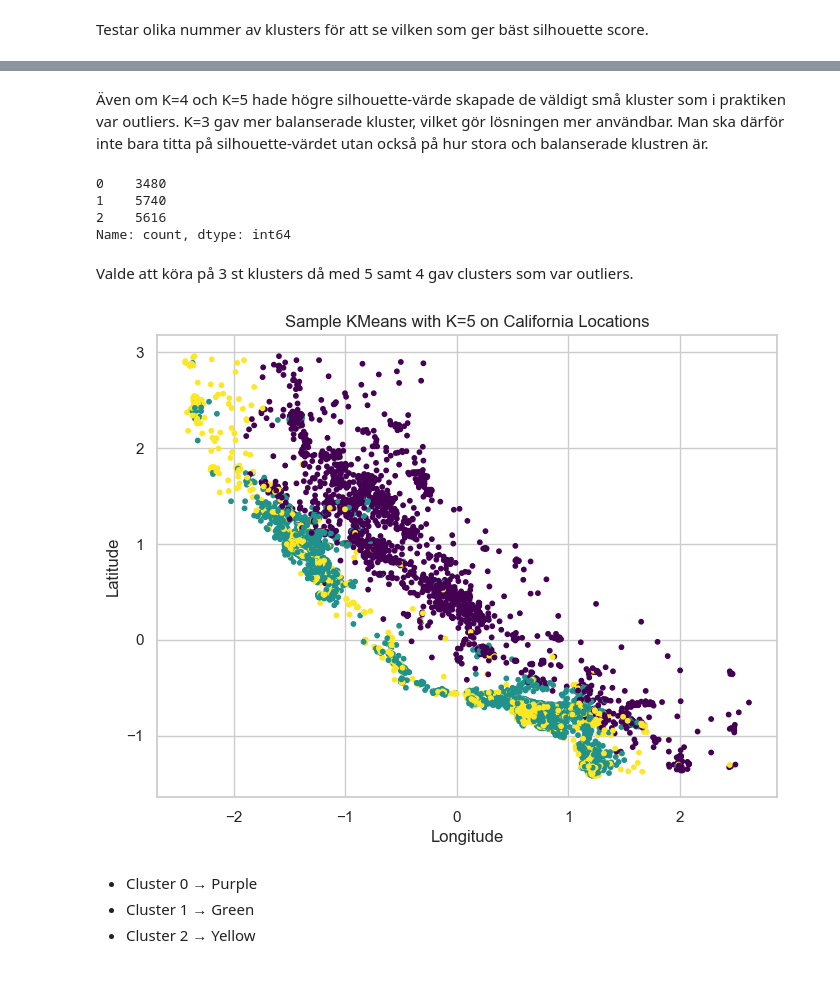
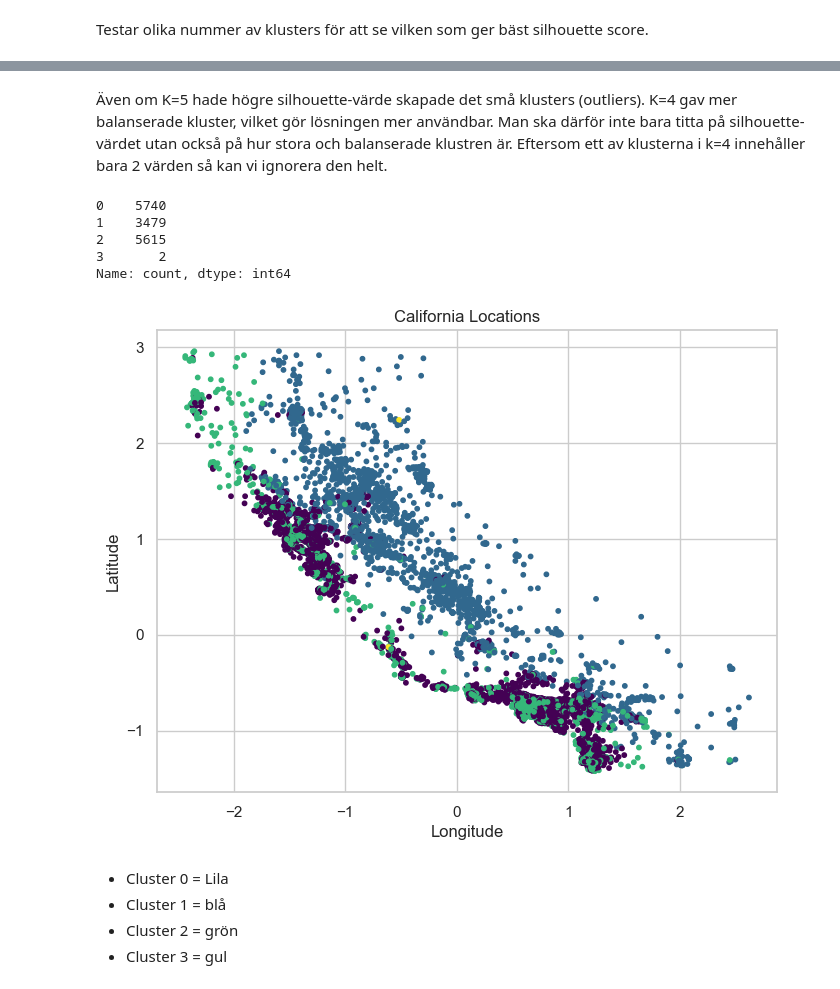
Before and after one commit to jankoshvatan/ML-Housing, a Jupyter notebook: ML_Uppgift1_Simon_Stajduhar.ipynb, the cells around one changed output, grey strips where cells are left out. Cells and saved outputs as stored; diff of their text form; code cells hidden in the pictures.

```diff
--- a/ML_Uppgift1_Simon_Stajduhar.ipynb
+++ b/ML_Uppgift1_Simon_Stajduhar.ipynb
@@ -479,10 +475,10 @@ param_rf ={'model__max_depth': [15],
  'model__n_estimators': [300]}
 
 
-param_xgb = {'model__learning_rate': [0.05, 0.1],
- 'model__max_depth': [5, 7, 9],
- 'model__n_estimators': [300, 400, 500],
- 'model__subsample': [0.8, 0.9]}
+param_xgb = {'model__learning_rate': [0.05],
+ 'model__max_depth': [7],
+ 'model__n_estimators': [500],
+ 'model__subsample': [0.8]}
 # %%
 grid_xgb = GridSearchCV(
     estimator=model_xgb,
@@ -724,40 +723,39 @@ plt.show()
 # %% [markdown]
-Även om K=4 och K=5 hade högre silhouette-värde skapade de väldigt små kluster som i praktiken var outliers. K=3 gav mer balanserade kluster, vilket gör lösningen mer användbar. Man ska därför inte bara titta på silhouette-värdet utan också på hur stora och balanserade klustren är.
+Även om K=5 hade högre silhouette-värde skapade det små klusters (outliers). K=4 gav mer balanserade kluster, vilket gör lösningen mer användbar. Man ska därför inte bara titta på silhouette-värdet utan också på hur stora och balanserade klustren är. Eftersom ett av klusterna i k=4 innehåller bara 2 värden så kan vi ignorera den helt.
 # %%
-K_final = 3
-
-kmeans_final = KMeans(n_clusters=K_final, random_state=42, n_init=10)
+K_final = 4
+kmeans_final = KMeans(n_clusters=K_final, random_state=42, n_init=100)
 cluster_labels = kmeans_final.fit_predict(X_scaled)
 
 print(pd.Series(cluster_labels).value_counts().sort_index())
 # %% [output]
-0    3480
-1    5740
-2    5616
+0    5740
+1    3479
+2    5615
+3       2
 Name: count, dtype: int64
-# %% [markdown]
-Valde att köra på 3 st klusters då med 5 samt 4 gav clusters som var outliers.
 # %%
 
 X_scaled_full["cluster"] = cluster_labels
 
 plt.figure(figsize=(8,6))
 plt.scatter(
     X_scaled_full["longitude"],
     X_scaled_full["latitude"],
     c=X_scaled_full["cluster"],
     cmap="viridis",
     s=10
 )
 
 plt.xlabel("Longitude")
 plt.ylabel("Latitude")
-plt.title("Sample KMeans with K=5 on California Locations")
+plt.title("California Locations")
 plt.show()
 # %% [output]
-[figure, old version]
+[figure, new version]
-# %% [markdown]
-- Cluster 0 → Purple
-- Cluster 1 → Green
-- Cluster 2 → Yellow
+# %% [markdown]
+- Cluster 0 = Lila
+- Cluster 1 = blå
+- Cluster 2 = grön
+- Cluster 3 = gul
 # %%
```
Also changed, not shown: parts of 27 cells of this notebook.
